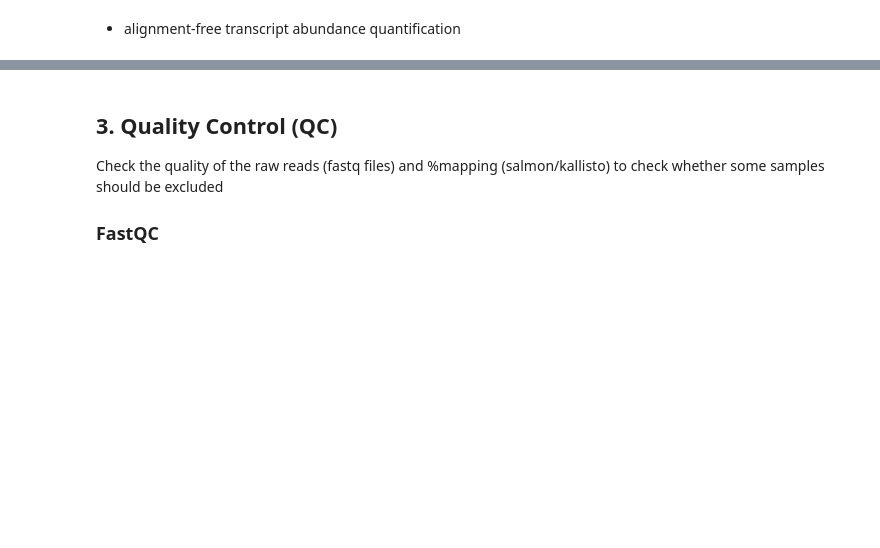
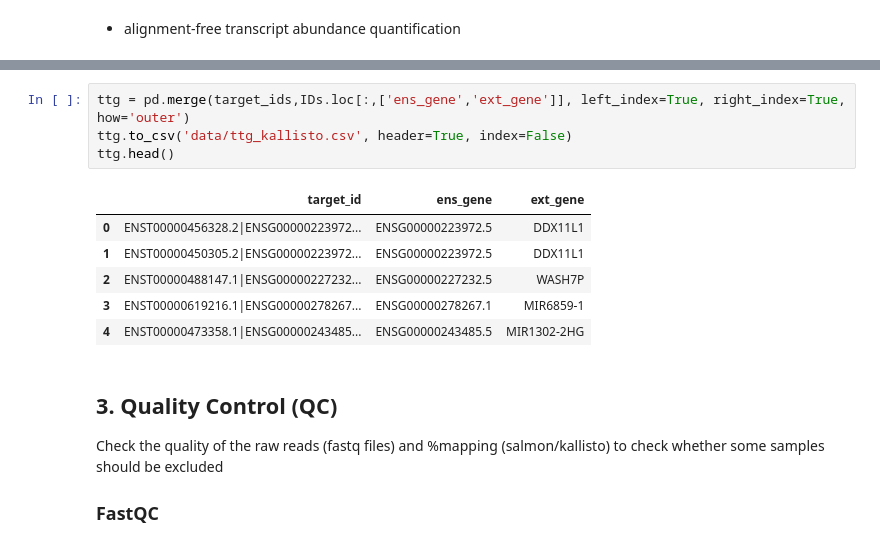
Before and after one commit to Jx-b/RNAseq, a Jupyter notebook: pipelines/RNAseq_pipeline.ipynb, the cells around one changed output, grey strips where cells are left out. Cells and saved outputs as stored; diff of their text form; blank space fills up the shorter version.

```diff
--- a/pipelines/RNAseq_pipeline.ipynb
+++ b/pipelines/RNAseq_pipeline.ipynb
@@ -337,3 +380,14 @@ Transcript abundance quantification done
+# %%
+ttg = pd.merge(target_ids,IDs.loc[:,['ens_gene','ext_gene']], left_index=True, right_index=True, how='outer')
+ttg.to_csv('data/ttg_kallisto.csv', header=True, index=False)
+ttg.head()
+# %% [output]
+|  | target_id | ens_gene | ext_gene |
+| 0 | ENST00000456328.2|ENSG00000223972... | ENSG00000223972.5 | DDX11L1 |
+| 1 | ENST00000450305.2|ENSG00000223972... | ENSG00000223972.5 | DDX11L1 |
+| 2 | ENST00000488147.1|ENSG00000227232... | ENSG00000227232.5 | WASH7P |
+| 3 | ENST00000619216.1|ENSG00000278267... | ENSG00000278267.1 | MIR6859-1 |
+| 4 | ENST00000473358.1|ENSG00000243485... | ENSG00000243485.5 | MIR1302-2HG |
 # %% [markdown]
 ## 3. Quality Control (QC)
 Check the quality of the raw reads (fastq files) and %mapping (salmon/kallisto) to check whether some samples should be excluded
```
Also changed, not shown: parts of 12 cells of this notebook, 2 other files.
